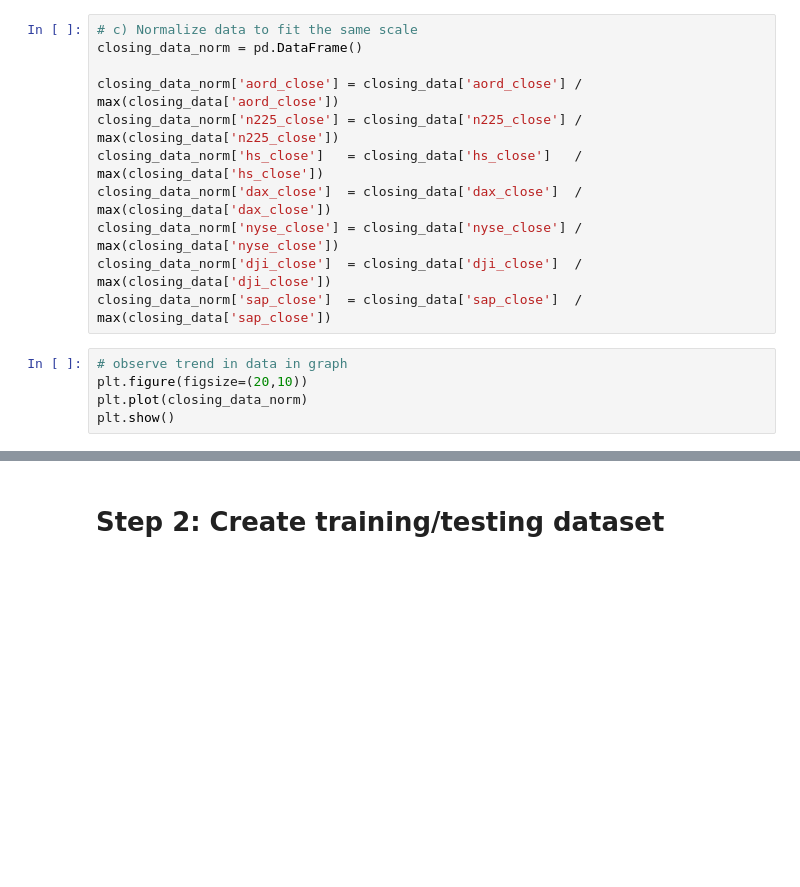
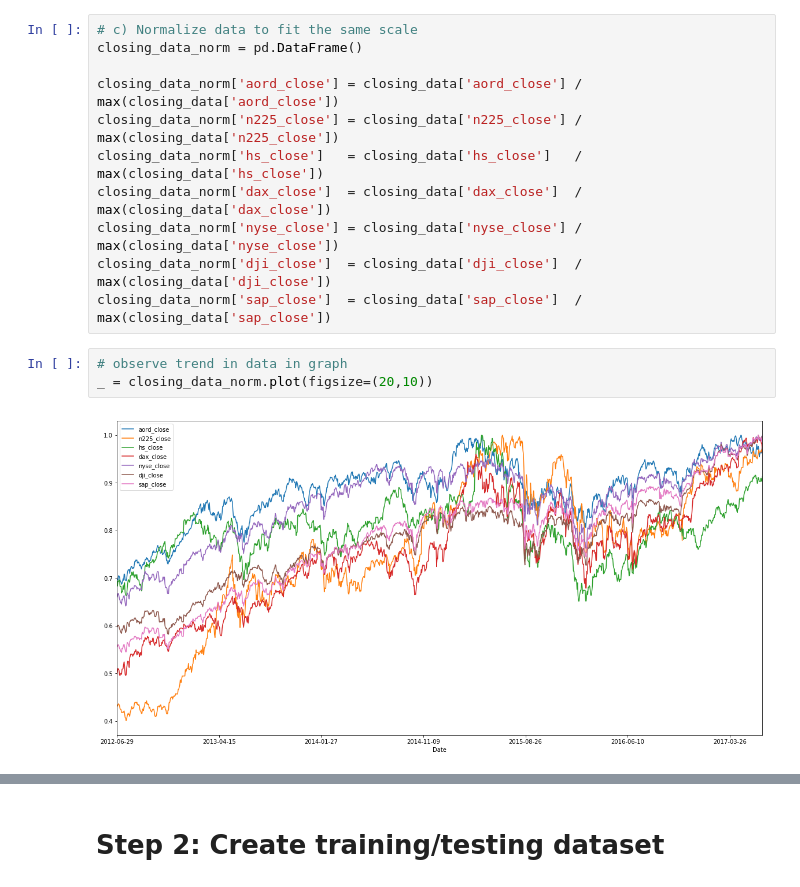
Before and after one commit to drabekj/Stock-Marke-Prediction, a Jupyter notebook: Globe+Markets.ipynb, the cells around one changed output, grey strips where cells are left out. Drawn from its saved outputs; the diff is of its cells as text; blank space fills up the shorter version.

```diff
--- a/Globe+Markets.ipynb
+++ b/Globe+Markets.ipynb
@@ -79,9 +95,9 @@ closing_data_norm['dji_close']  = closing_data['dji_close']  / max(closing_data[
 closing_data_norm['sap_close']  = closing_data['sap_close']  / max(closing_data['sap_close'])
 # %%
 # observe trend in data in graph
-plt.figure(figsize=(20,10))
-plt.plot(closing_data_norm)
-plt.show()
+_ = closing_data_norm.plot(figsize=(20,10))
+# %% [output]
+[figure, added]
 # %%
 # observe corelations in data in graph
 fig = plt.figure()
```
Also changed, not shown: parts of 21 cells of this notebook, 1 other file.
